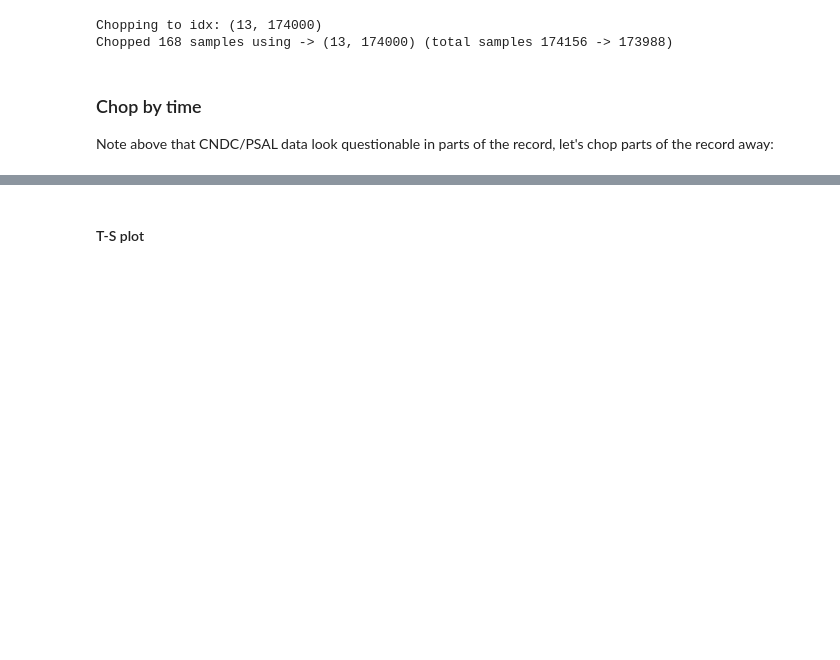
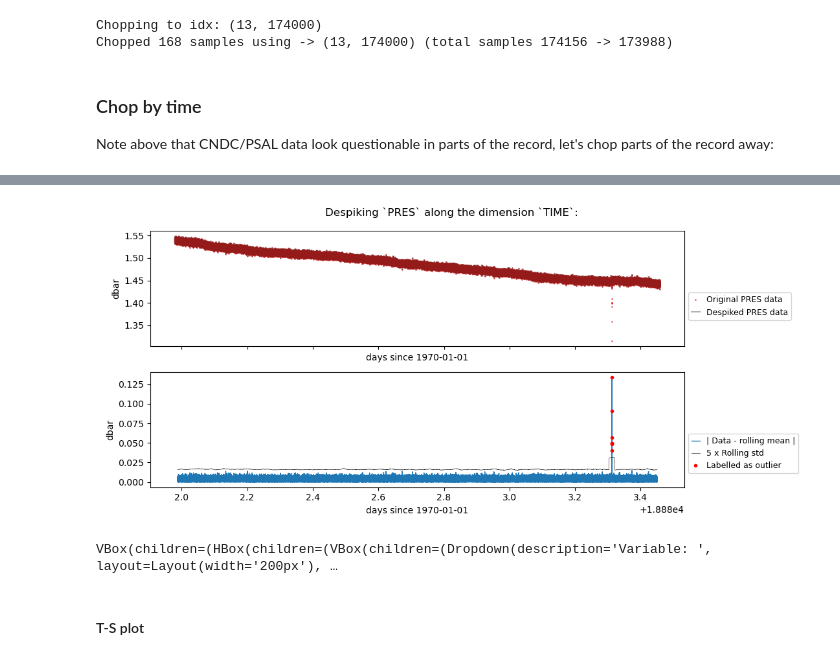
Before and after one commit to NPIOcean/kval, a Jupyter notebook: docs/source/examples/notebooks/moored_CTD_minimal_example.ipynb, the cells around one changed output, grey strips where cells are left out. Drawn from its saved outputs; the diff is of its cells as text; code cells hidden in the pictures; blank space fills up the shorter version.

Commit message:
Small fix in tsplot. Quick moored notebook

```diff
--- a/docs/source/examples/notebooks/moored_CTD_minimal_example.ipynb
+++ b/docs/source/examples/notebooks/moored_CTD_minimal_example.ipynb
@@ -82,5 +82,5 @@ Chopped 168 samples using -> (13, 174000) (total samples 174156 -> 173988)
 
 Note above that CNDC/PSAL data look questionable in parts of the record, let's chop parts of the record away:
 # %%
-ds = moored.chop_by_time(ds, start_time = '2021-09-11 23:30', end_time ='2021-09-12 22:00')
+ds = moored.chop_by_time(ds, start_time = '2021-09-11 23:30', end_time ='2021-09-13 11:00')
 # %% [output]
@@ -88,3 +96,11 @@ Chopped dataset to time range 2021-09-11 23:30 to 2021-09-12 22:00, reducing fro
+# %%
+ds = moored.despike_rolling(ds, 'PRES', 1501, 5, plot=True)
+# %% [output]
+[figure, added]
+# %%
+moored.plot(ds)
+# %% [output]
+VBox(children=(HBox(children=(VBox(children=(Dropdown(description='Variable: ', layout=Layout(width='200px'), …
 # %% [markdown]
 #### T-S plot
 # %%
```
Also changed, not shown: parts of 5 cells of this notebook, 1 other file.
